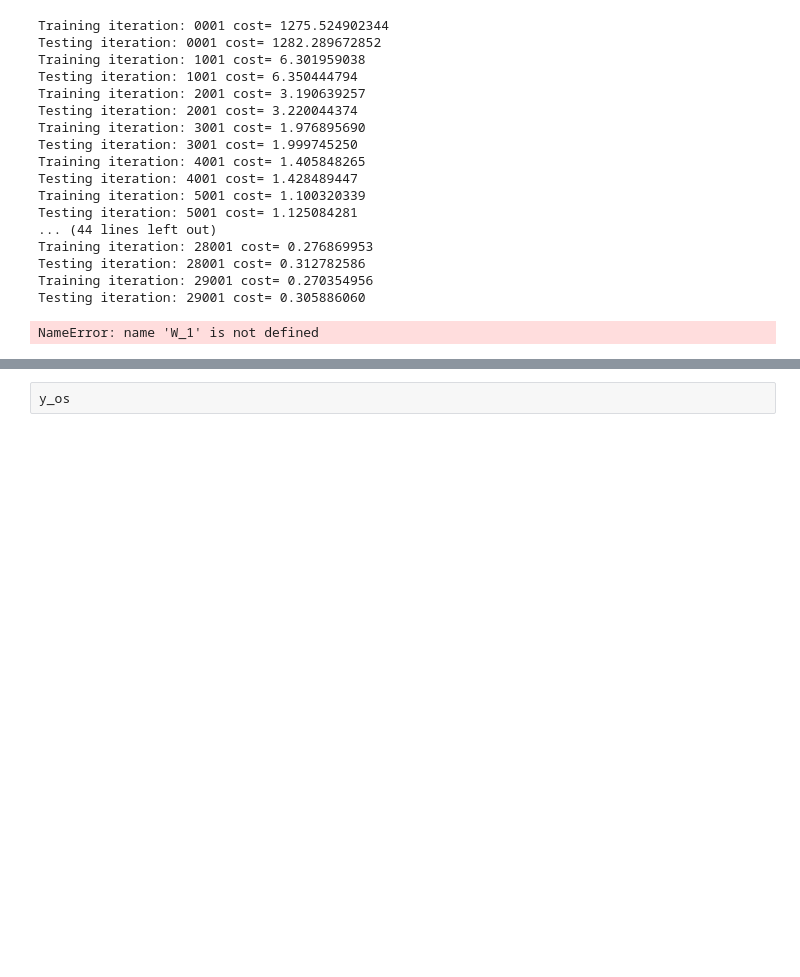
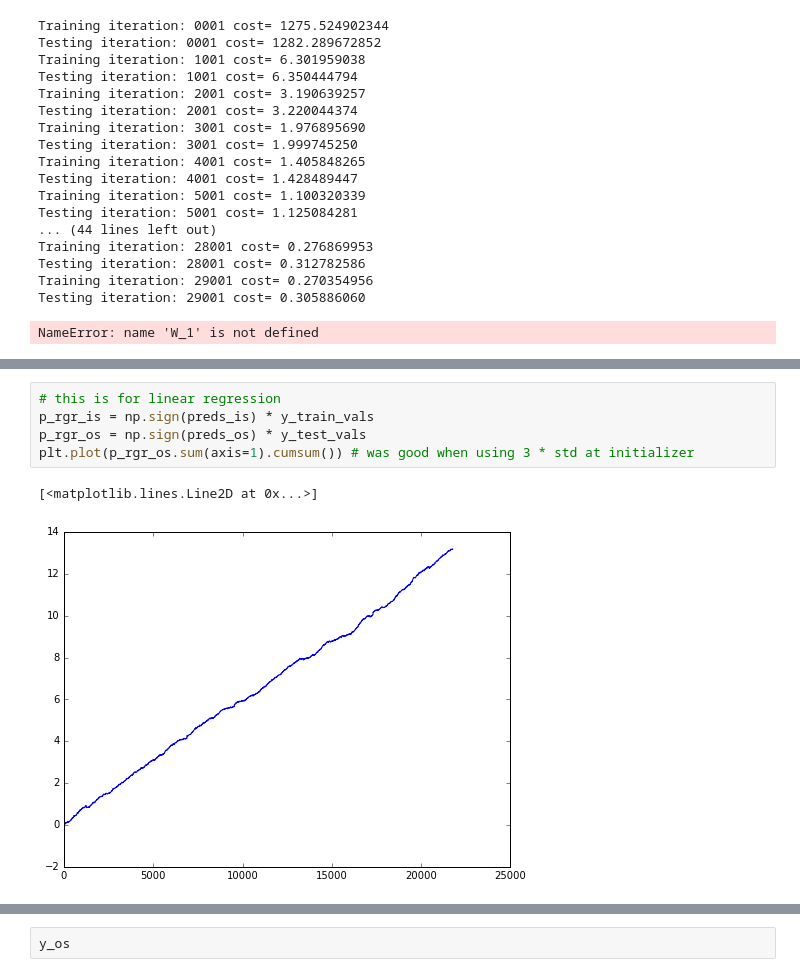
Before and after one commit to lightatron/tfFxTesting, a Jupyter notebook: pred_fx.ipynb, the cells around one changed output, grey strips where cells are left out. Saved outputs shown, nothing was run; the diff lists cells and outputs as text; blank space fills up the shorter version.

```diff
--- a/pred_fx.ipynb
+++ b/pred_fx.ipynb
@@ -305 +301,9 @@ plt.plot(p_os.sum(axis=1).cumsum()) # was good when using 3 * std at initializer
+# %%
+# this is for linear regression
+p_rgr_is = np.sign(preds_is) * y_train_vals
+p_rgr_os = np.sign(preds_os) * y_test_vals
+plt.plot(p_rgr_os.sum(axis=1).cumsum()) # was good when using 3 * std at initializer
+# %% [output]
+[<matplotlib.lines.Line2D at 0x...>]
+[figure, added]
 # %%
```
Also changed, not shown: parts of 12 cells of this notebook, 1 other file.
